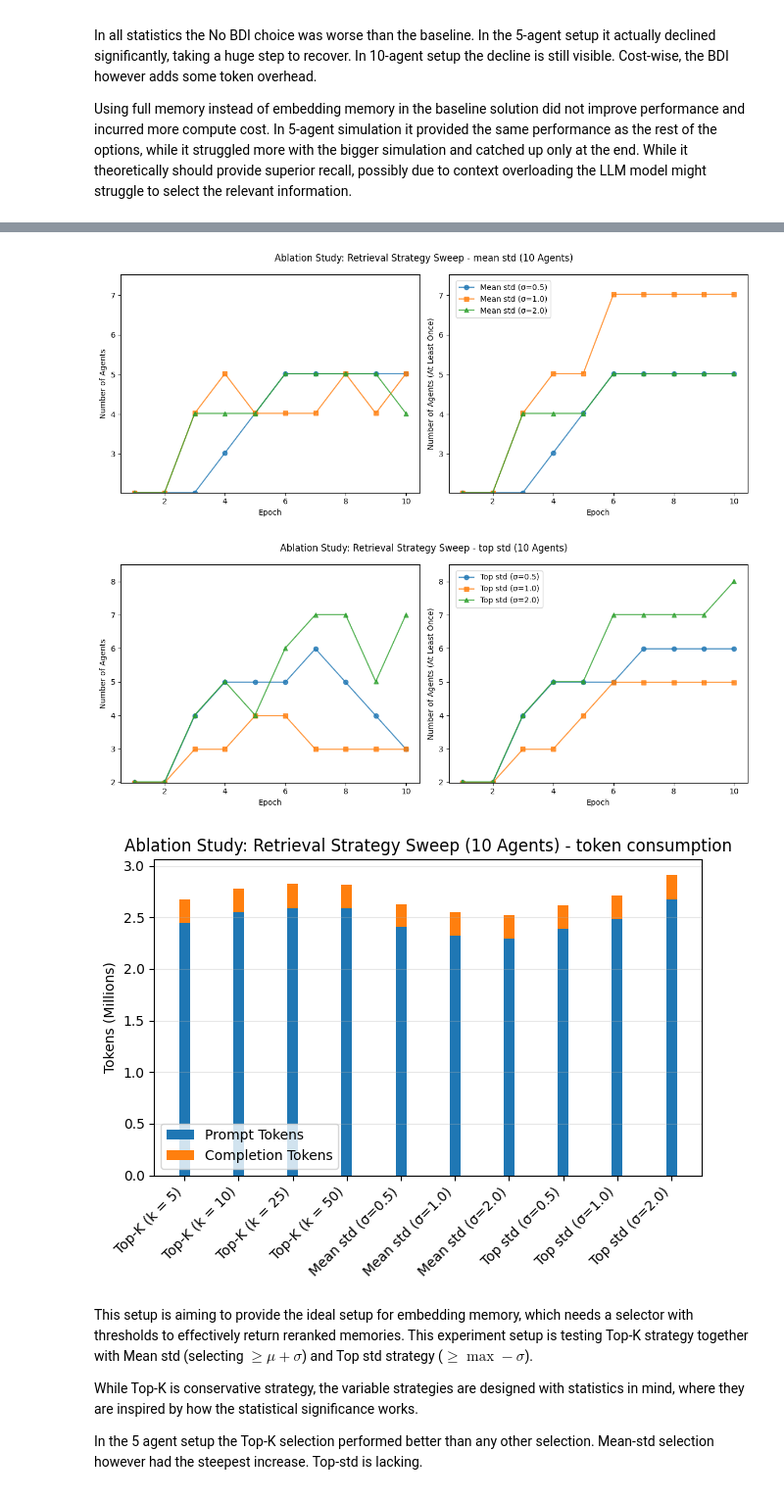
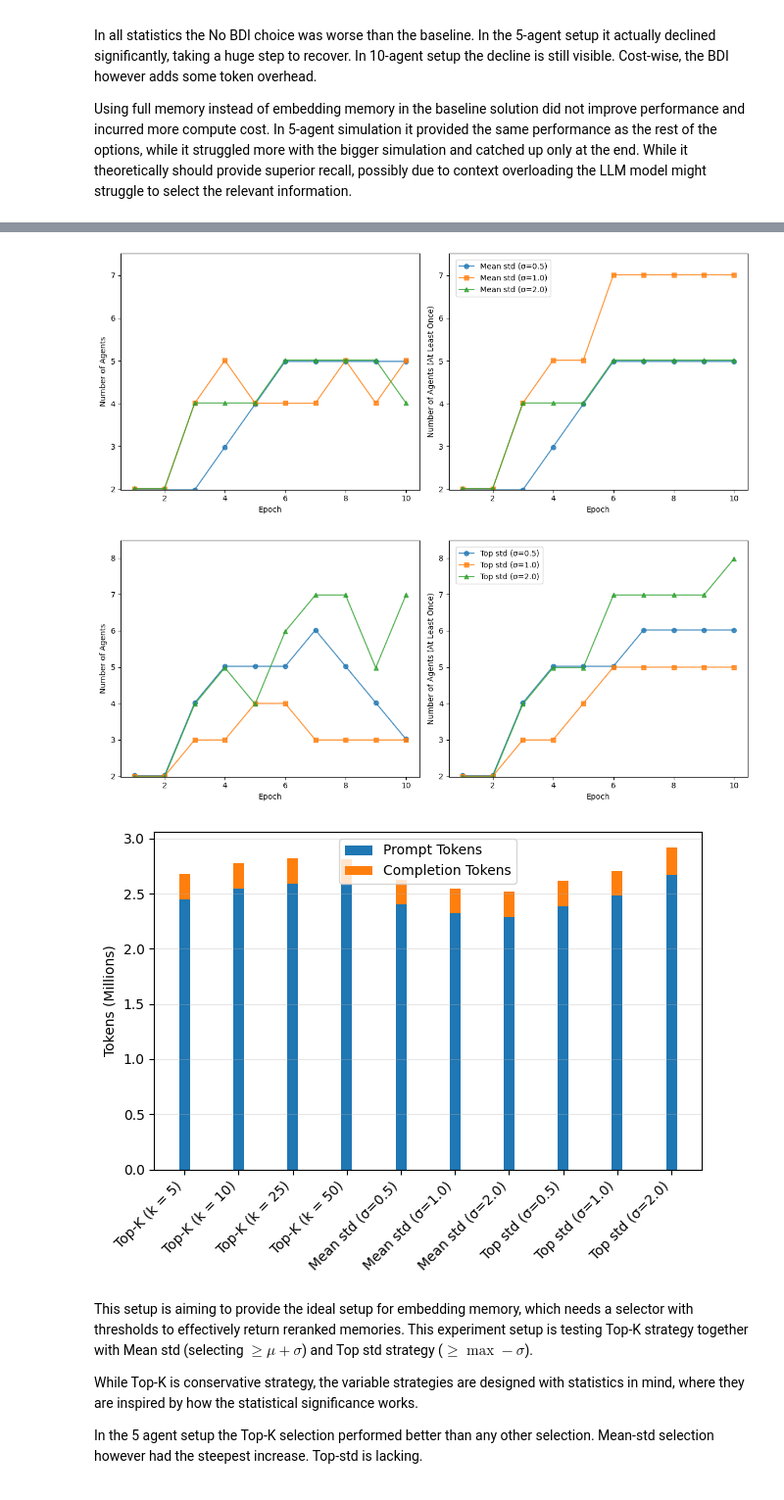
Before and after one commit to matuskonig/generative-agents, a Jupyter notebook: experiments/abbl_study_1_results.ipynb, the cells around one changed output, grey strips where cells are left out. Shown at 98% size. Cells and saved outputs as stored; diff of their text form; code cells hidden in the pictures.

```diff
--- a/experiments/abbl_study_1_results.ipynb
+++ b/experiments/abbl_study_1_results.ipynb
@@ -99,7 +99,7 @@ def get_per_epoch_at_least_once_counts(result: ExperimentResult):
         unique_agents.update(epoch_agents)
         yield len(unique_agents)
 # %%
-def create_abblation_plot(data: list[tuple[str, ExperimentResult]], title: str):
+def create_abblation_plot(data: list[tuple[str, ExperimentResult]], title: str, filename: str) -> None:
     fig, axes = plt.subplots(1, 2, figsize=(12, 5))
 
     JIGGLE_SCALE = 0.025
@@ -123,7 +123,7 @@ def create_abblation_plot(data: list[tuple[str, ExperimentResult]], title: str):
         min_y = min(min_y, min(y2))
 
     # Common settings
-    fig.suptitle(title)
+    #fig.suptitle(title)
     axes[0].set_xlabel("Epoch")
     axes[1].set_xlabel("Epoch")
     axes[0].set_ylabel("Number of Agents")
@@ -135,12 +135,14 @@ def create_abblation_plot(data: list[tuple[str, ExperimentResult]], title: str):
     plt.legend(loc="upper left", bbox_to_anchor=(0.01, 0.99))
 
     plt.tight_layout()
+    plt.savefig(f"assets/{filename}", bbox_inches="tight")
     plt.show()
 
 
 def create_token_consumption_plot(
     data: list[tuple[str, ExperimentResult]],
     title: str,
+    filename: str,
 ) -> None:
     """Create a stacked bar chart showing token consumption per experiment."""
     fig, ax = plt.subplots()
@@ -157,12 +159,13 @@ def create_token_consumption_plot(
 
     #ax.set_xlabel("Experiment")
     ax.set_ylabel("Tokens (Millions)")
-    ax.set_title(title)
+    #ax.set_title(title)
     ax.set_xticks(x)
     ax.set_xticklabels(labels, rotation=45, ha="right")
     ax.legend()
     ax.grid(axis="y", alpha=0.3)
     plt.tight_layout()
+    plt.savefig(f"assets/{filename}", bbox_inches="tight")
     plt.show()
 # %% [markdown]
 # Introduction
@@ -335,6 +350,7 @@ create_abblation_plot(
         ("Top-K (k = 50)", D4_topk_50_5),
     ],
     title="Ablation Study: Retrieval Strategy Sweep - Top K (5 Agents)",
+    filename="abblation_retrieval_topk_5.pdf",
 )
 create_abblation_plot(
     [
@@ -343,6 +359,7 @@ create_abblation_plot(
         ("Mean std (σ=2.0)", D7_meanstd_20_5),
     ],
     title="Ablation Study: Retrieval Strategy Sweep - Mean std (5 Agents)",
+    filename="abblation_retrieval_meanstd_5.pdf",
 )
 create_abblation_plot(
     [
@@ -351,6 +368,7 @@ create_abblation_plot(
         ("Top std (σ=2.0)", D10_topstd_20_5),
     ],
     title="Ablation Study: Retrieval Strategy Sweep - Top std (5 Agents)",
+    filename="abblation_retrieval_topstd_5.pdf",
 )
 create_token_consumption_plot(
     [
@@ -366,6 +384,7 @@ create_token_consumption_plot(
         ("Top std (σ=2.0)", D10_topstd_20_5),
     ],
     title="Ablation Study: Retrieval Strategy Sweep (5 Agents) - token consumption",
+    filename="abblation_retrieval_5_tokens.pdf",
 )
 
 
@@ -377,6 +396,7 @@ create_abblation_plot(
         ("Top-K (k = 50)", D14_topk_50_10),
     ],
     title="Ablation Study: Retrieval Strategy Sweep - top k (10 Agents)",
+    filename="abblation_retrieval_topk_10.pdf",
 )
 create_abblation_plot(
     [
@@ -385,6 +405,7 @@ create_abblation_plot(
         ("Mean std (σ=2.0)", D17_meanstd_20_10),
     ],
     title="Ablation Study: Retrieval Strategy Sweep - mean std (10 Agents)",
+    filename="abblation_retrieval_meanstd_10.pdf",
 )
 create_abblation_plot(
     [
@@ -393,6 +414,7 @@ create_abblation_plot(
         ("Top std (σ=2.0)", D20_topstd_20_10),
     ],
     title="Ablation Study: Retrieval Strategy Sweep - top std (10 Agents)",
+    filename="abblation_retrieval_topstd_10.pdf",
 )
 create_token_consumption_plot(
     [
@@ -408,5 +430,6 @@ create_token_consumption_plot(
         ("Top std (σ=2.0)", D20_topstd_20_10),
     ],
     title="Ablation Study: Retrieval Strategy Sweep (10 Agents) - token consumption",
+    filename="abblation_retrieval_10_tokens.pdf",
 )
 # %% [output]
@@ -418,6 +441,6 @@ create_token_consumption_plot(
-[figure, old version]
+[figure, new version]
-[figure, old version]
+[figure, new version]
-[figure, old version]
+[figure, new version]
 # %% [markdown]
 This setup is aiming to provide the ideal setup for embedding memory, which needs a selector with thresholds to effectively return reranked memories. This experiment setup is testing Top-K strategy together with Mean std (selecting $\geq \mu + \sigma$) and Top std strategy ($\geq \max - \sigma$).
 
```
Also changed, not shown: parts of 7 cells of this notebook, 39 other files.
